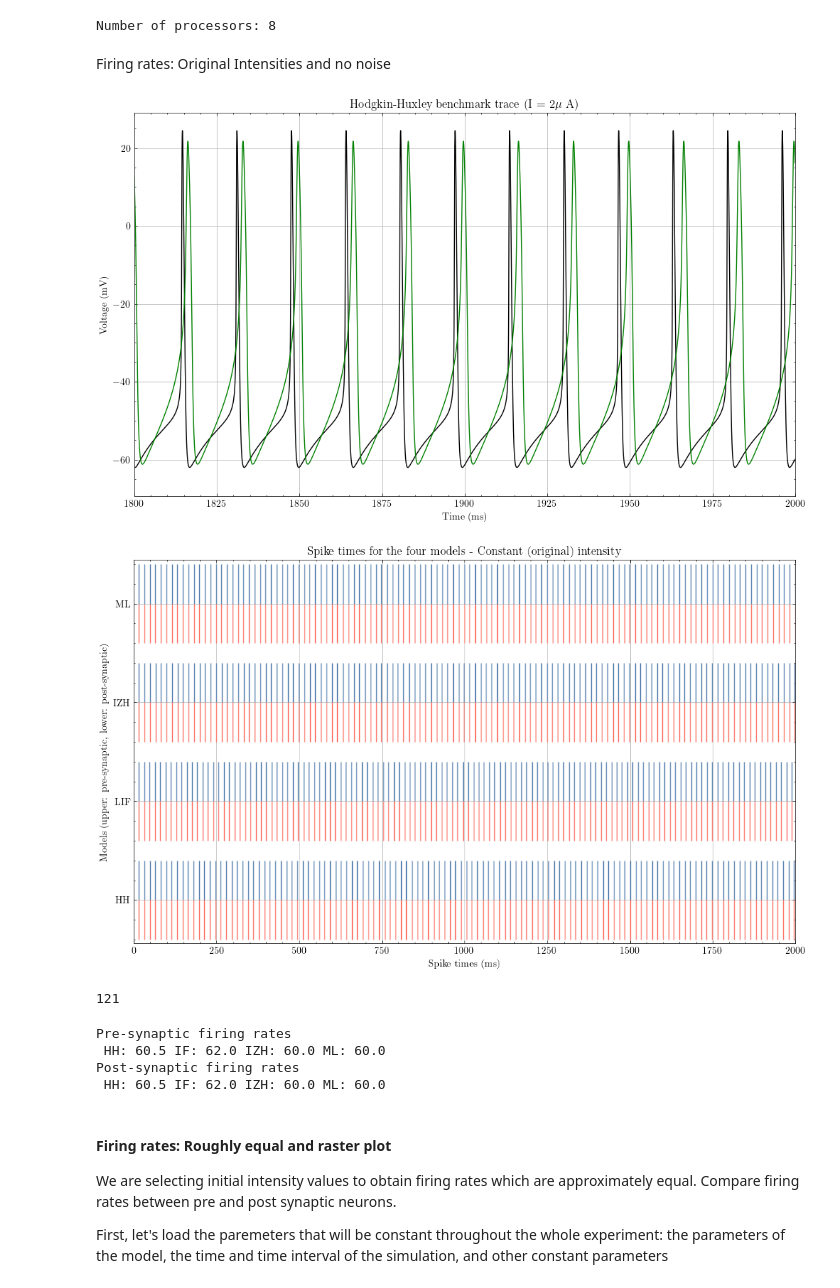
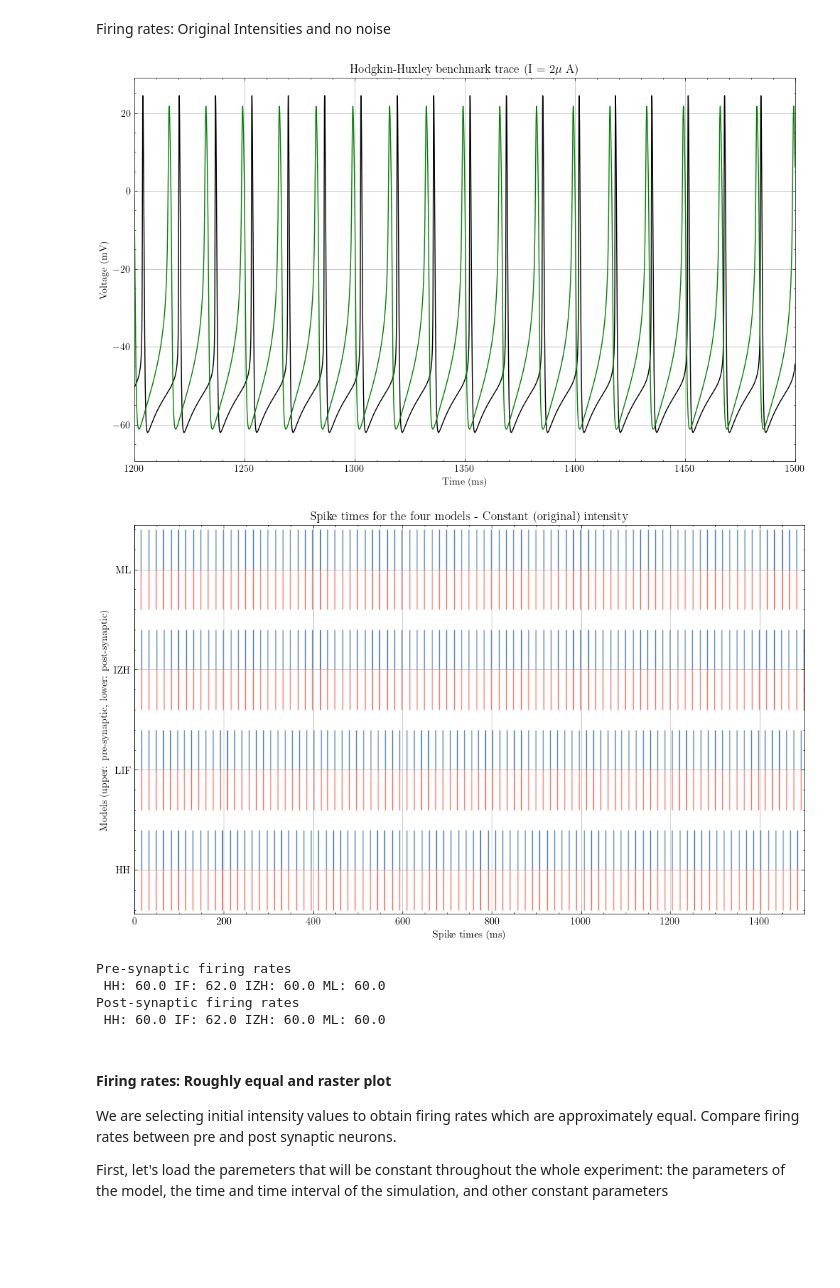
Before and after one commit to Sir-Bip-Bop/Gap-Junction-Coupling-Studies, a Jupyter notebook: synchrony_experiment_parallel.ipynb, the cells around one changed output. Cells and saved outputs as stored; diff of their text form; code cells hidden in the pictures; blank space fills up the shorter version.

```diff
--- a/synchrony_experiment_parallel.ipynb
+++ b/synchrony_experiment_parallel.ipynb
@@ -14,10 +15,6 @@ import matplotlib.animation as animation
 from scipy.sparse import dok_matrix
 import multiprocessing as mp
 import scipy as sp
-# %%
-print('Number of processors:', mp.cpu_count())
-# %% [output]
-Number of processors: 8
 # %%
 plt.style.use('science')
 plt.rcParams["figure.figsize"] = (12,7)
@@ -32,7 +29,7 @@ params_IZH =load_ISH()
 params_ML = load_ML()
 
 #time parameters
-t_final = 2000
+t_final = 1500
 dt = 0.01
 
 #Other constant parameters
@@ -58,10 +55,6 @@ I_IF = np.zeros((int(t_final/dt),2))
 I_IZH = np.zeros((int(t_final/dt),2))
 I_ML = np.zeros((int(t_final/dt),2))
 
-#the noise will be common for all cases
-x1 = np.random.normal(0,5,int(t_final/dt))
-x2 = np.random.normal(0,5,int(t_final/dt))
-
 I_HH[:,0] = 2.5
 I_HH[:,1] = 2.5
 I_IF[:,0] = 2.5
@@ -82,15 +71,14 @@ dataML_adjust, completeML_adjust, matrixML_adjust = rk_ml_Rossum(dt,t_final,2,y0
 # %%
 time = np.linspace(0,t_final,int(t_final/dt),)
 plt.plot(time,dataHH_adjust[:,0], color = 'black')
 plt.plot(time,dataML_adjust[:,0], color = 'green')
 plt.title(r'Hodgkin-Huxley benchmark trace (I = 2$\mu$ A)')
 plt.xlabel('Time (ms)')
 plt.ylabel('Voltage (mV)')
-#plt.xlim(1800,2000)
-plt.xlim(1800,2000)
+plt.xlim(1200,1500)
 plt.grid()
 # %% [output]
-[figure, old version]
+[figure, new version]
 # %%
 spike_HH_1 =  (np.argwhere(np.array(matrixHH_adjust.todense())[0,:]>0) * dt).flatten()
 spike_HH_2 =  (np.argwhere(np.array(matrixHH_adjust.todense())[1,:]>0) * dt).flatten()
@@ -122,16 +110,12 @@ labels[3] = 'ML'
 
 ax.set_yticklabels(labels, color = 'black')
 ax.set_xlabel('Spike times (ms)')
-ax.set_xlim(0,2000)
+ax.set_xlim(0,1500)
 
 plt.title('Spike times for the four models - Constant (original) intensity')
 plt.show()
 # %% [output]
-[figure, old version]
+[figure, new version]
-# %%
-len(spike_HH_2)
-# %% [output]
-121
 # %%
 firing_HH_pre = len(spike_HH_1)  * 1000 / t_final
 firing_HH_post = len(spike_HH_2)   *1000 / t_final
@@ -146,9 +130,9 @@ print('Pre-synaptic firing rates \n HH:',firing_HH_pre,'IF:',firing_IF_pre, 'IZH
 print('Post-synaptic firing rates \n HH:',firing_HH_post,'IF:',firing_IF_post, 'IZH:', firing_IZH_post, 'ML:', firing_ML_post )
 # %% [output]
 Pre-synaptic firing rates
- HH: 60.5 IF: 62.0 IZH: 60.0 ML: 60.0
+ HH: 60.0 IF: 62.0 IZH: 60.0 ML: 60.0
 Post-synaptic firing rates
- HH: 60.5 IF: 62.0 IZH: 60.0 ML: 60.0
+ HH: 60.0 IF: 62.0 IZH: 60.0 ML: 60.0
 # %% [markdown]
 #### Firing rates: Roughly equal and raster plot
 
```
Also changed, not shown: parts of 25 cells of this notebook, 1 other file.
